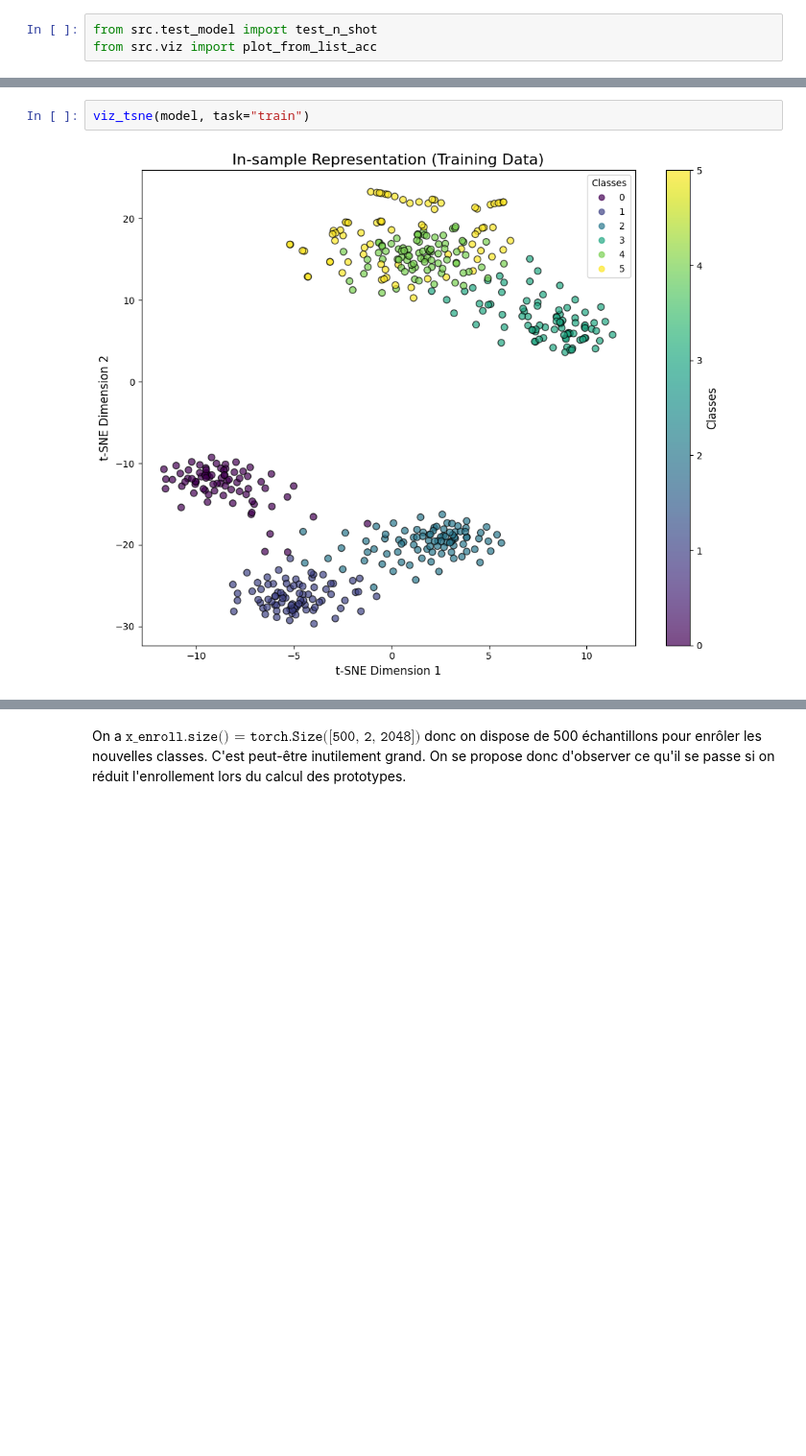
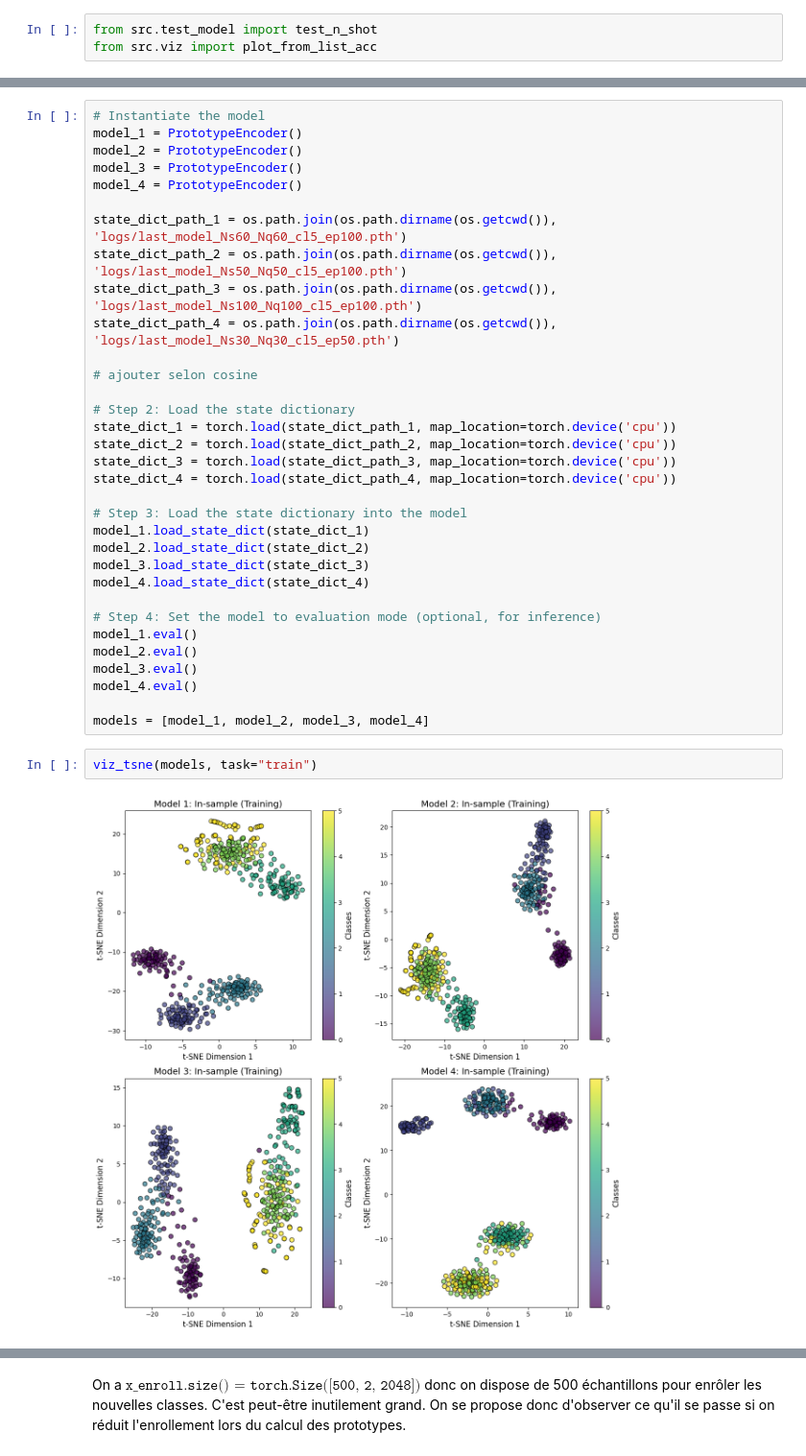
Before and after one commit to NailKhelifa/PrototypicalFewShots, a Jupyter notebook: ntbk/main.ipynb, the cells around one changed output, grey strips where cells are left out. Shown at 96% size. Cells and saved outputs as stored; diff of their text form; blank space fills up the shorter version.

```diff
--- a/ntbk/main.ipynb
+++ b/ntbk/main.ipynb
@@ -339,4 +355,37 @@ PrototypeEncoder(
+# %%
+# Instantiate the model
+model_1 = PrototypeEncoder()
+model_2 = PrototypeEncoder()
+model_3 = PrototypeEncoder()
+model_4 = PrototypeEncoder()
+
+state_dict_path_1 = os.path.join(os.path.dirname(os.getcwd()), 'logs/last_model_Ns60_Nq60_cl5_ep100.pth')
+state_dict_path_2 = os.path.join(os.path.dirname(os.getcwd()), 'logs/last_model_Ns50_Nq50_cl5_ep100.pth')
+state_dict_path_3 = os.path.join(os.path.dirname(os.getcwd()), 'logs/last_model_Ns100_Nq100_cl5_ep100.pth')
+state_dict_path_4 = os.path.join(os.path.dirname(os.getcwd()), 'logs/last_model_Ns30_Nq30_cl5_ep50.pth')
+
+# ajouter selon cosine
+
+# Step 2: Load the state dictionary
+state_dict_1 = torch.load(state_dict_path_1, map_location=torch.device('cpu'))
+state_dict_2 = torch.load(state_dict_path_2, map_location=torch.device('cpu'))
+state_dict_3 = torch.load(state_dict_path_3, map_location=torch.device('cpu'))
+state_dict_4 = torch.load(state_dict_path_4, map_location=torch.device('cpu'))
+
+# Step 3: Load the state dictionary into the model
+model_1.load_state_dict(state_dict_1)
+model_2.load_state_dict(state_dict_2)
+model_3.load_state_dict(state_dict_3)
+model_4.load_state_dict(state_dict_4)
+
+# Step 4: Set the model to evaluation mode (optional, for inference)
+model_1.eval()
+model_2.eval()
+model_3.eval()
+model_4.eval()
+
+models = [model_1, model_2, model_3, model_4]
 # %%
-viz_tsne(model, task="train")
+viz_tsne(models, task="train")
 # %% [output]
-[figure, old version]
+[figure, new version]
```
Also changed, not shown: parts of 32 cells of this notebook, 2 other files.
